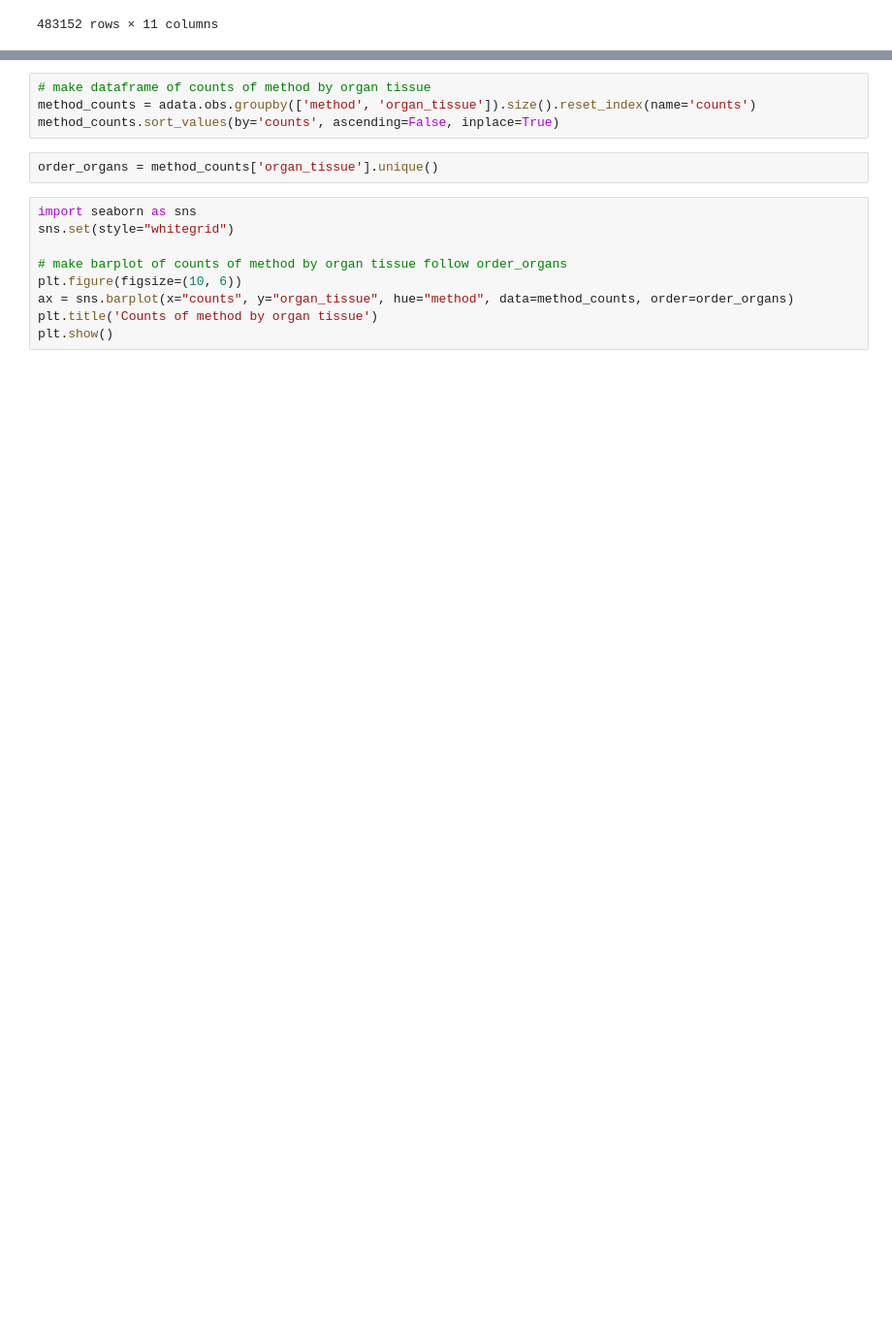
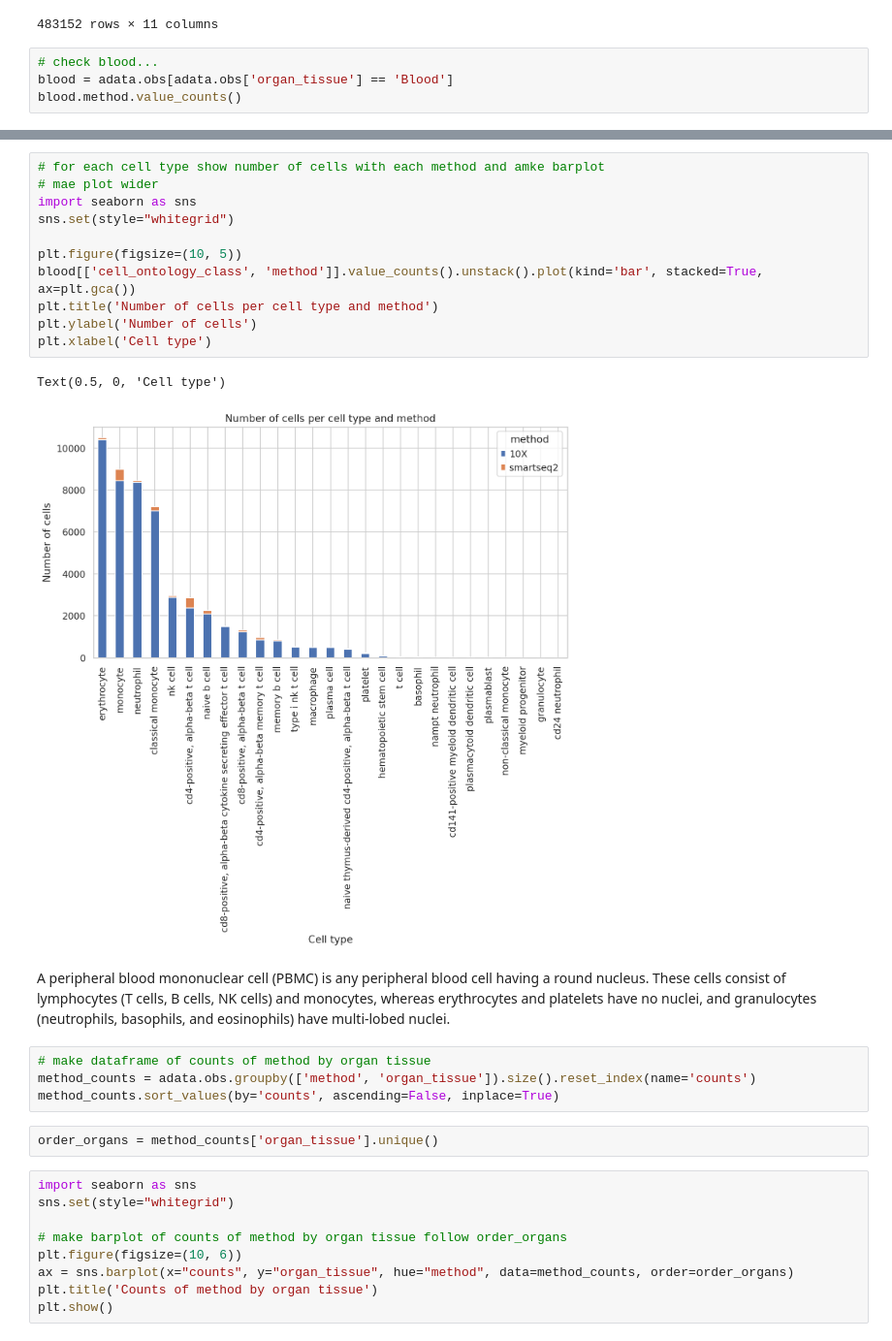
Before and after one commit to daklab/Leaflet-analysis, a Jupyter notebook: tabula_sapien/01_scanpy_workflow.ipynb, the cells around one changed output, grey strips where cells are left out. Shown at 97% size. Cells and saved outputs as stored; diff of their text form; blank space fills up the shorter version.

```diff
--- a/tabula_sapien/01_scanpy_workflow.ipynb
+++ b/tabula_sapien/01_scanpy_workflow.ipynb
@@ -44,3 +44,7 @@ adata.obs
 | TSP2_Vasculature_aorta_SS2_B11457... | Vasculature | smartseq2 | TSP2 | aorta | 37260.0 | 984 | endothelial cell | ... |
 | TSP2_Vasculature_aorta_SS2_B11457... | Vasculature | smartseq2 | TSP2 | aorta | 63837.0 | 1509 | endothelial cell | ... |
 483152 rows × 11 columns
+# %%
+# check blood...
+blood = adata.obs[adata.obs['organ_tissue'] == 'Blood']
+blood.method.value_counts()
@@ -47,3 +76,19 @@ adata.obs
+# %%
+# for each cell type show number of cells with each method and amke barplot
+# mae plot wider
+import seaborn as sns
+sns.set(style="whitegrid")
+
+plt.figure(figsize=(10, 5))
+blood[['cell_ontology_class', 'method']].value_counts().unstack().plot(kind='bar', stacked=True, ax=plt.gca())
+plt.title('Number of cells per cell type and method')
+plt.ylabel('Number of cells')
+plt.xlabel('Cell type')
+# %% [output]
+Text(0.5, 0, 'Cell type')
+[figure, added]
+# %% [markdown]
+A peripheral blood mononuclear cell (PBMC) is any peripheral blood cell having a round nucleus. These cells consist of lymphocytes (T cells, B cells, NK cells) and monocytes, whereas erythrocytes and platelets have no nuclei, and granulocytes (neutrophils, basophils, and eosinophils) have multi-lobed nuclei.
 # %%
 # make dataframe of counts of method by organ tissue
 method_counts = adata.obs.groupby(['method', 'organ_tissue']).size().reset_index(name='counts')
```
Also changed, not shown: parts of 15 cells of this notebook.
